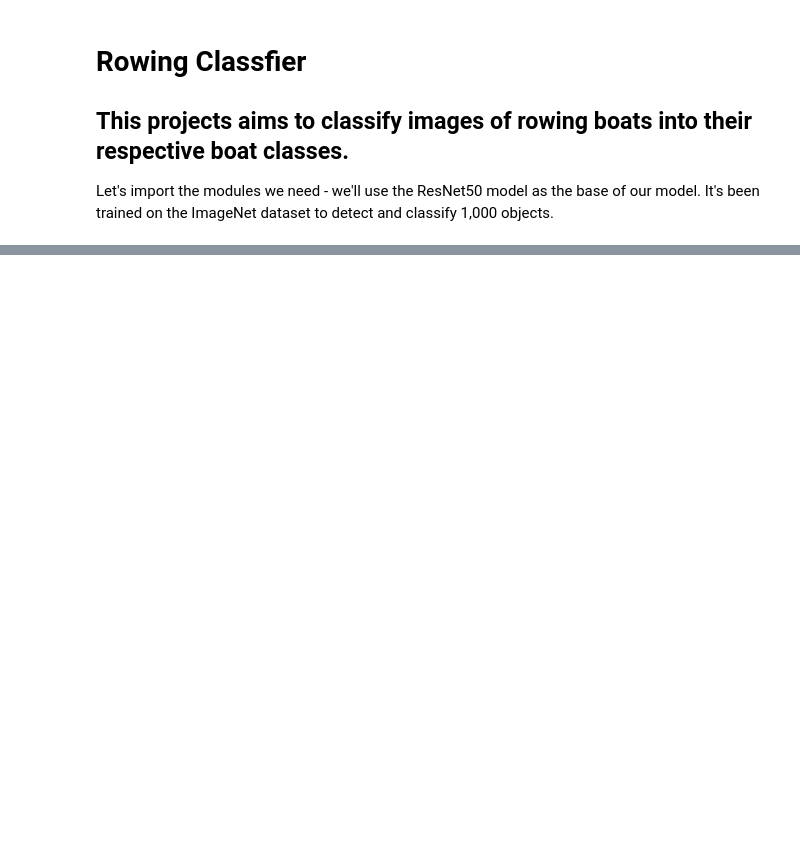
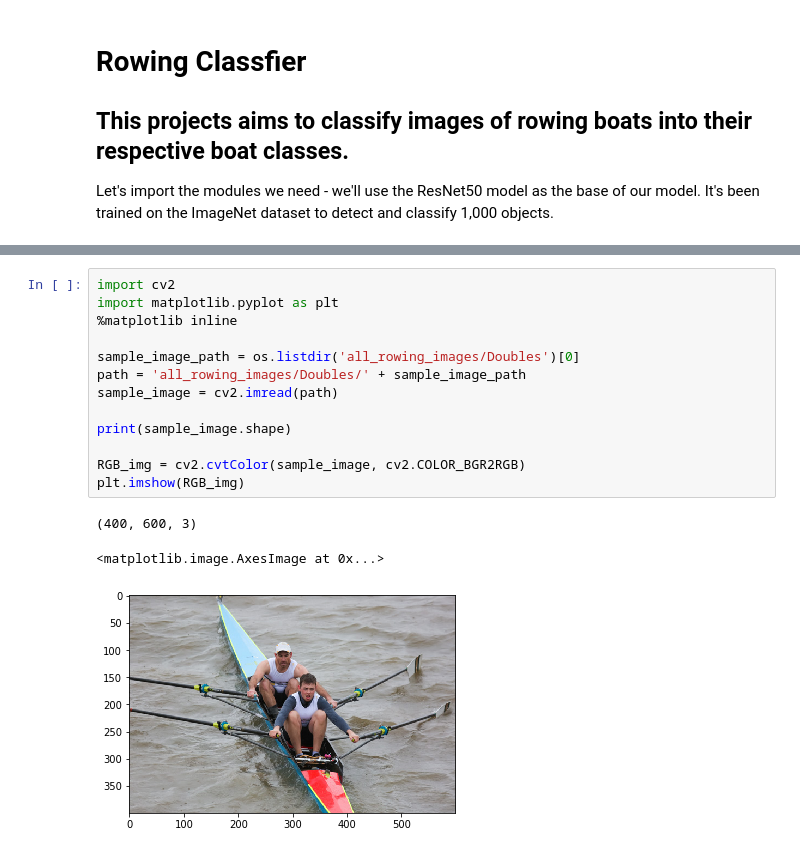
Before and after one commit to michael-diggin/rowing-classifier, a Jupyter notebook: Classifier.ipynb, the cells around one changed output, grey strips where cells are left out. Saved outputs shown, nothing was run; the diff lists cells and outputs as text; blank space fills up the shorter version.

```diff
--- a/Classifier.ipynb
+++ b/Classifier.ipynb
@@ -19,0 +43,17 @@ Now let's define the model and compile it.
+# %%
+import cv2
+import matplotlib.pyplot as plt
+%matplotlib inline
+
+sample_image_path = os.listdir('all_rowing_images/Doubles')[0]
+path = 'all_rowing_images/Doubles/' + sample_image_path
+sample_image = cv2.imread(path)
+
+print(sample_image.shape)
+
+RGB_img = cv2.cvtColor(sample_image, cv2.COLOR_BGR2RGB)
+plt.imshow(RGB_img)
+# %% [output]
+(400, 600, 3)
+<matplotlib.image.AxesImage at 0x...>
+[figure, added]
```
Also changed, not shown: parts of 28 cells of this notebook, 1 other file.
